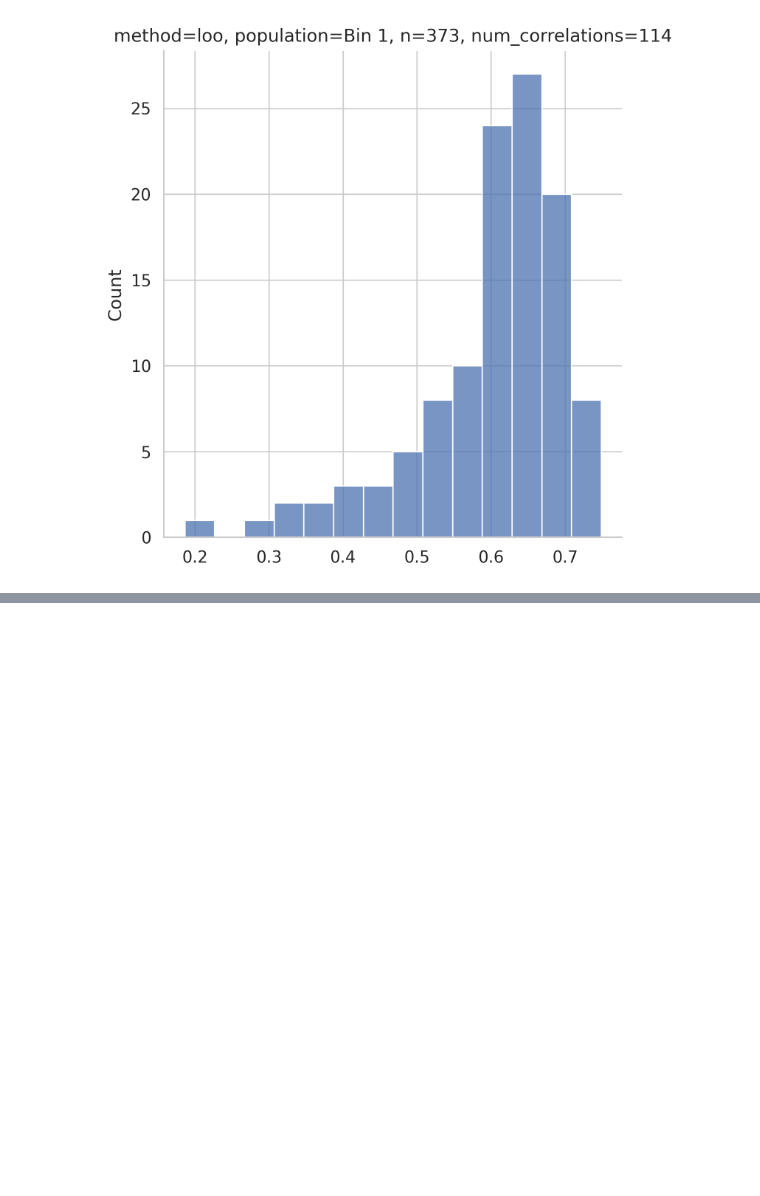
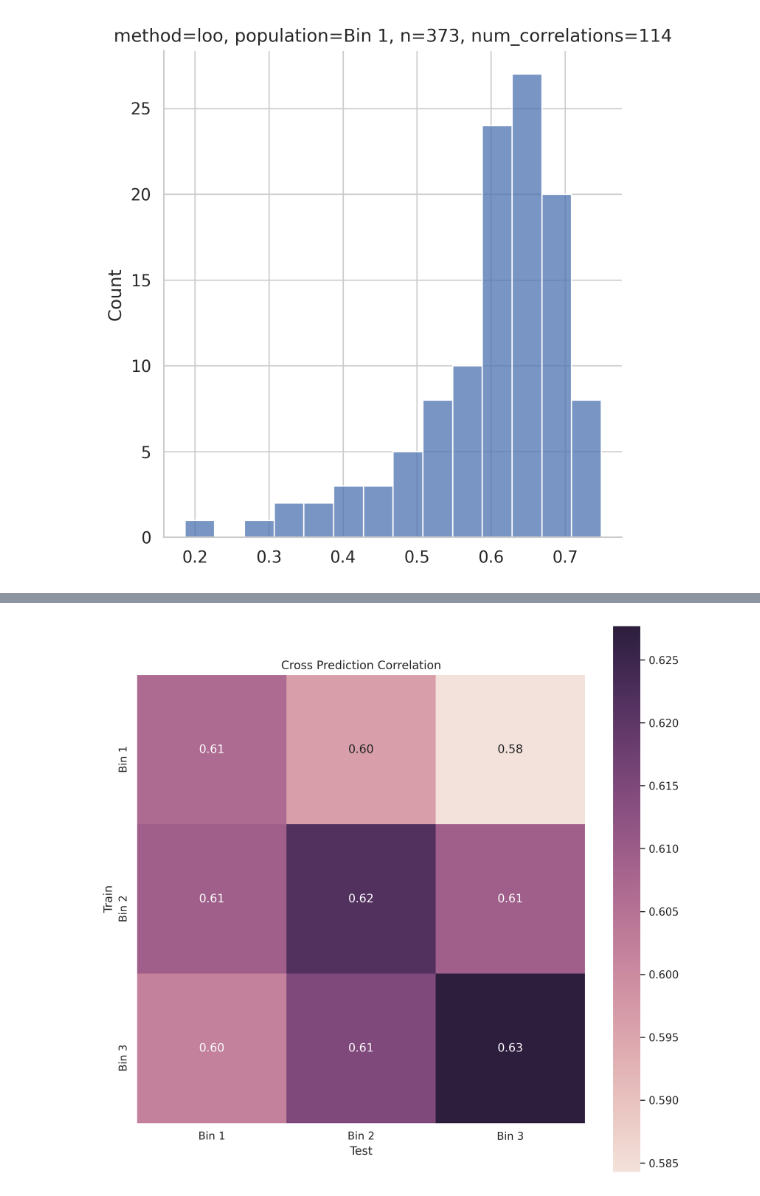
Before and after one commit to Brian-Pho/MSc_Research-Project, a Jupyter notebook: src/Preprocessing/Correlation Between Samples.ipynb, the cells around one changed output, grey strips where cells are left out. Drawn from its saved outputs; the diff is of its cells as text; code cells hidden in the pictures; blank space fills up the shorter version.

Commit message:
Move label distributions to new notebook and add equal bin 2 results

```diff
--- a/src/Preprocessing/Correlation Between Samples.ipynb
+++ b/src/Preprocessing/Correlation Between Samples.ipynb
@@ -46,0 +39,7 @@ Bin 1: (114, 34716) | Bin 2: (147, 34716) | Bin 3: (112, 34716)
+# %%
+from common.binning import bin_data, ONLY_BIN_LABELS
+
+X_bins, y_bins, bin_labels = bin_data(X, y, ages, False, 3)
+
+for age_bin, bin_label in zip(X_bins, bin_labels):
+    print(f'{bin_label}: {age_bin.shape}')
@@ -107,0 +113,19 @@ Text(0.5, 1.0, 'method=loo, population=Bin 1, n=373, num_correlations=114')
+# %%
+bin_means = [(np.mean(X_bin, axis=0), bin_label) for X_bin, bin_label in zip(X_bins, bin_labels)]
+cross_pred_corr = []
+
+for X_bin, bin_label in zip(X_bins, bin_labels):
+    for bin_mean, bin_mean_label in bin_means:
+#         if bin_label == bin_mean_label:
+#             continue
+
+        bin_correlations = [stats.pearsonr(sample, bin_mean)[0] for sample in X_bin]
+        bin_mean_corr = np.mean(bin_correlations)
+#         print(f'{bin_label} -> {bin_mean_label} Mean: {bin_mean_corr}')
+        cross_pred_corr.append({'Train': bin_label, 'Test': bin_mean_label, 'Mean': bin_mean_corr})
+#         g = sns.displot(bin_correlations)
+#         g.ax.set_title(f'{bin_label} -> {bin_mean_label} Mean')
+#     print('---')
+
+df = pd.DataFrame(cross_pred_corr)
+display(df)
@@ -107,0 +143,7 @@ Text(0.5, 1.0, 'method=loo, population=Bin 1, n=373, num_correlations=114')
+# %%
+ax = sns.heatmap(df.pivot('Train', 'Test', 'Mean'), annot=True, fmt=".2f", cmap=sns.cubehelix_palette(as_cmap=True, light=.9),
+            square=True)
+ax.set_title("Cross Prediction Correlation")
+plt.show()
+# %% [output]
+[figure, added]
```
Also changed, not shown: parts of 6 cells of this notebook, 10 other files.
